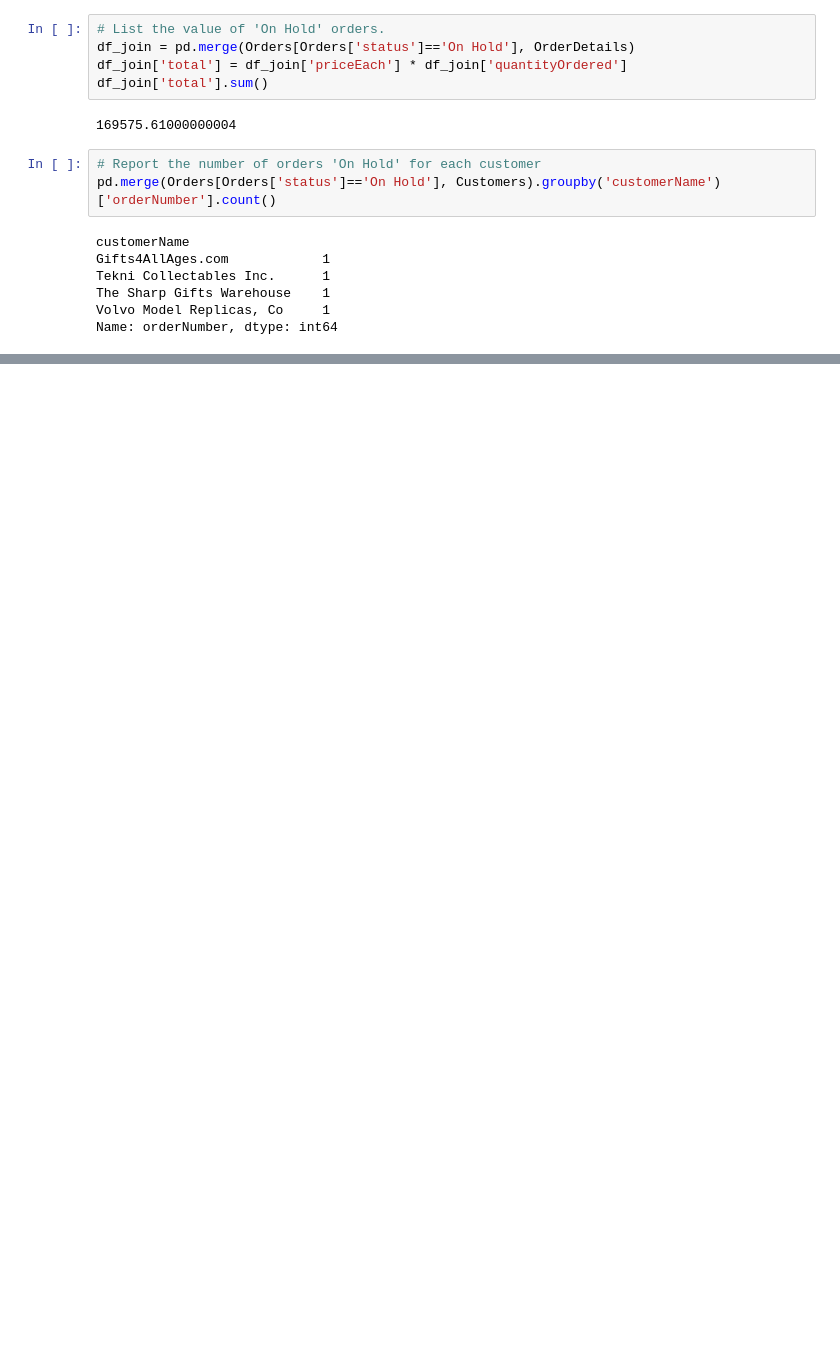
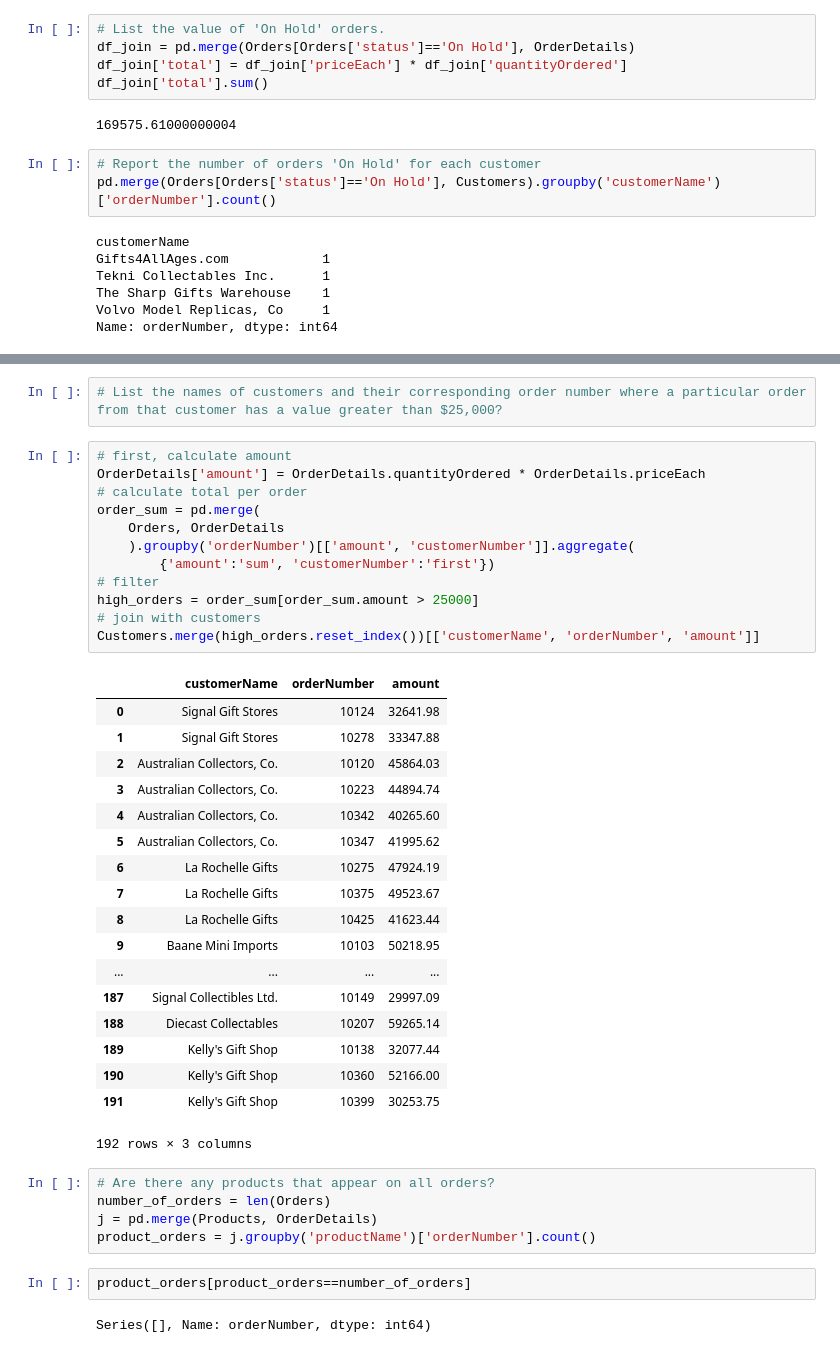
Before and after one commit to hanisaf/mist5730-6380-spring2020, a Jupyter notebook: 20-warmup-sol.ipynb, the cells around one changed output, grey strips where cells are left out. Saved outputs shown, nothing was run; the diff lists cells and outputs as text; blank space fills up the shorter version.

```diff
--- a/20-warmup-sol.ipynb
+++ b/20-warmup-sol.ipynb
@@ -224,0 +266,42 @@ pd.merge(pd.merge(Orders, OrderDetails), Products).sort_values(by='orderDate')
+# %%
+# List the names of customers and their corresponding order number where a particular order from that customer has a value greater than $25,000?
+# %%
+# first, calculate amount
+OrderDetails['amount'] = OrderDetails.quantityOrdered * OrderDetails.priceEach
+# calculate total per order
+order_sum = pd.merge(
+    Orders, OrderDetails
+    ).groupby('orderNumber')[['amount', 'customerNumber']].aggregate(
+        {'amount':'sum', 'customerNumber':'first'})
+# filter
+high_orders = order_sum[order_sum.amount > 25000]
+# join with customers
+Customers.merge(high_orders.reset_index())[['customerName', 'orderNumber', 'amount']]
+# %% [output]
+|  | customerName | orderNumber | amount |
+| 0 | Signal Gift Stores | 10124 | 32641.98 |
+| 1 | Signal Gift Stores | 10278 | 33347.88 |
+| 2 | Australian Collectors, Co. | 10120 | 45864.03 |
+| 3 | Australian Collectors, Co. | 10223 | 44894.74 |
+| 4 | Australian Collectors, Co. | 10342 | 40265.60 |
+| 5 | Australian Collectors, Co. | 10347 | 41995.62 |
+| 6 | La Rochelle Gifts | 10275 | 47924.19 |
+| 7 | La Rochelle Gifts | 10375 | 49523.67 |
+| 8 | La Rochelle Gifts | 10425 | 41623.44 |
+| 9 | Baane Mini Imports | 10103 | 50218.95 |
+| ... | ... | ... | ... |
+| 187 | Signal Collectibles Ltd. | 10149 | 29997.09 |
+| 188 | Diecast Collectables | 10207 | 59265.14 |
+| 189 | Kelly's Gift Shop | 10138 | 32077.44 |
+| 190 | Kelly's Gift Shop | 10360 | 52166.00 |
+| 191 | Kelly's Gift Shop | 10399 | 30253.75 |
+192 rows × 3 columns
+# %%
+# Are there any products that appear on all orders?
+number_of_orders = len(Orders)
+j = pd.merge(Products, OrderDetails)
+product_orders = j.groupby('productName')['orderNumber'].count()
+# %%
+product_orders[product_orders==number_of_orders]
+# %% [output]
+Series([], Name: orderNumber, dtype: int64)
```
Also changed, not shown: parts of 5 cells of this notebook.
